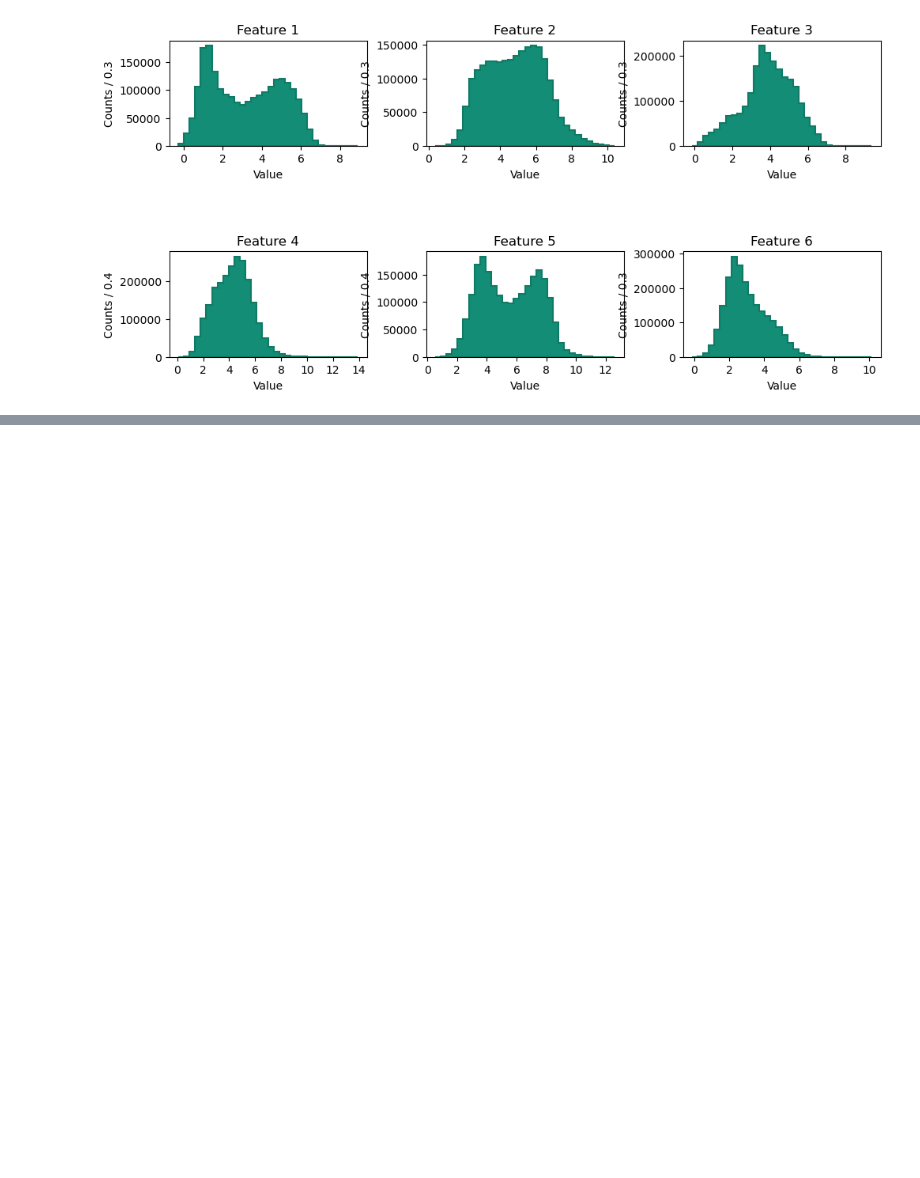
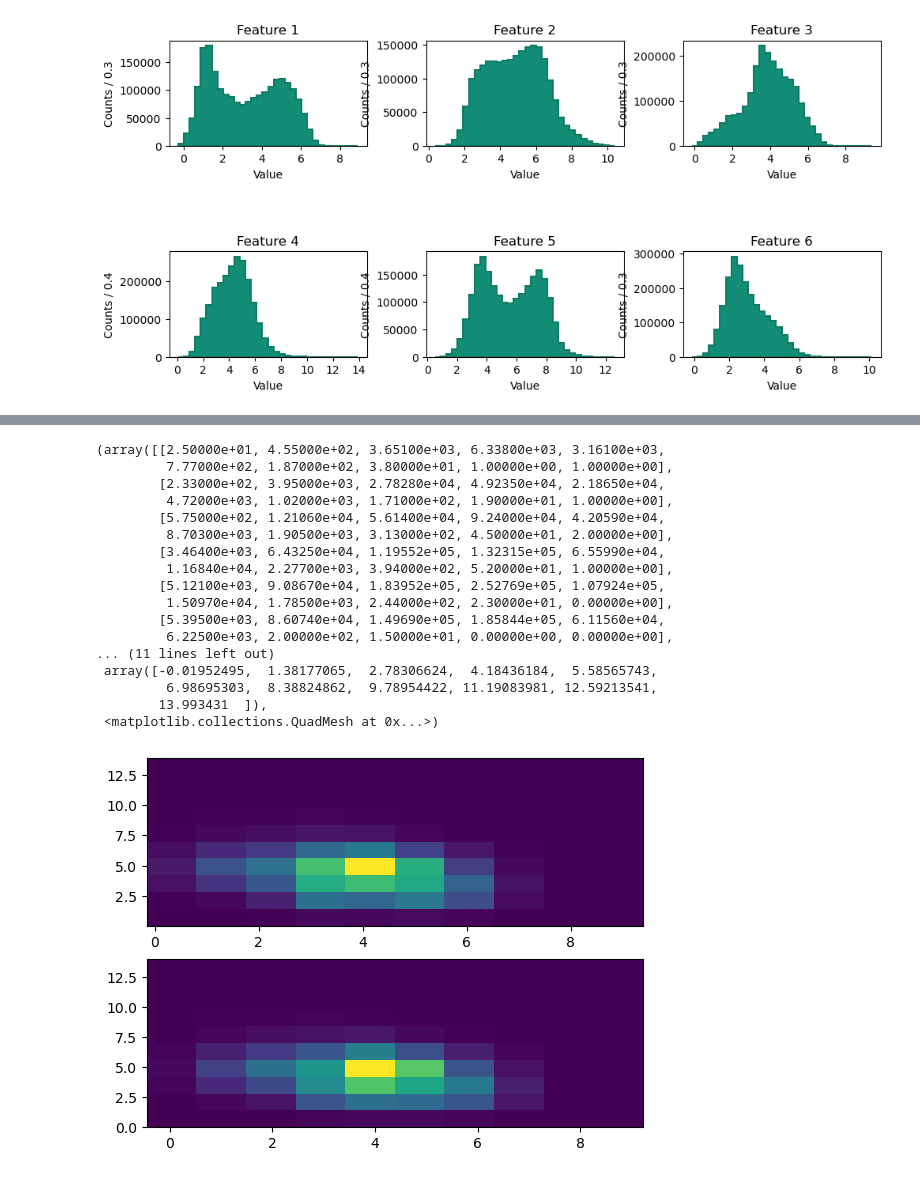
Before and after one commit to javivilladamigo/euclidean-multijet, a Jupyter notebook: python/analysis/fitting-activations_1Dmarginals.ipynb, the cells around one changed output, grey strips where cells are left out. Saved outputs shown, nothing was run; the diff lists cells and outputs as text; code cells hidden in the pictures; blank space fills up the shorter version.

```diff
--- a/python/analysis/fitting-activations_1Dmarginals.ipynb
+++ b/python/analysis/fitting-activations_1Dmarginals.ipynb
@@ -176,0 +252,23 @@ plt.hist(sampled_values, bins = b, color = "red", density = False, alpha = 0.2)
+# %%
+fig, ax = plt.subplots(2)
+ax[0].hist2d(z[:,2,0], z[:,3,0])
+ax[1].hist2d(sampled_data[:,2,0], sampled_data[:,3,0])
+# %% [output]
+(array([[2.50000e+01, 4.55000e+02, 3.65100e+03, 6.33800e+03, 3.16100e+03,
+         7.77000e+02, 1.87000e+02, 3.80000e+01, 1.00000e+00, 1.00000e+00],
+        [2.33000e+02, 3.95000e+03, 2.78280e+04, 4.92350e+04, 2.18650e+04,
+         4.72000e+03, 1.02000e+03, 1.71000e+02, 1.90000e+01, 1.00000e+00],
+        [5.75000e+02, 1.21060e+04, 5.61400e+04, 9.24000e+04, 4.20590e+04,
+         8.70300e+03, 1.90500e+03, 3.13000e+02, 4.50000e+01, 2.00000e+00],
+        [3.46400e+03, 6.43250e+04, 1.19552e+05, 1.32315e+05, 6.55990e+04,
+         1.16840e+04, 2.27700e+03, 3.94000e+02, 5.20000e+01, 1.00000e+00],
+        [5.12100e+03, 9.08670e+04, 1.83952e+05, 2.52769e+05, 1.07924e+05,
+         1.50970e+04, 1.78500e+03, 2.44000e+02, 2.30000e+01, 0.00000e+00],
+        [5.39500e+03, 8.60740e+04, 1.49690e+05, 1.85844e+05, 6.11560e+04,
+         6.22500e+03, 2.00000e+02, 1.50000e+01, 0.00000e+00, 0.00000e+00],
+... (11 lines left out)
+ array([-0.01952495,  1.38177065,  2.78306624,  4.18436184,  5.58565743,
+         6.98695303,  8.38824862,  9.78954422, 11.19083981, 12.59213541,
+        13.993431  ]),
+ <matplotlib.collections.QuadMesh at 0x...>)
+[figure, added]
```
Also changed, not shown: parts of 13 cells of this notebook.
